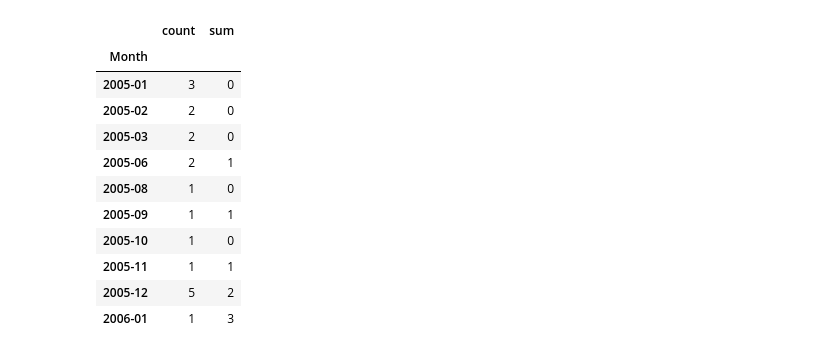
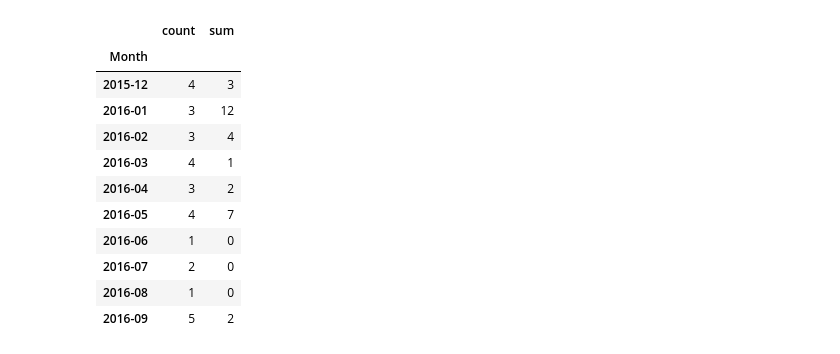
Before and after one commit to lalvarezpoli/DSDM_Thesis, a Jupyter notebook: poisson.ipynb, the cells around one changed output. Drawn from its saved outputs; the diff is of its cells as text; code cells hidden in the pictures.

```diff
--- a/poisson.ipynb
+++ b/poisson.ipynb
@@ -36,28 +20,28 @@ print(grouped_data)
 # %%
 final_data['Date'] = pd.to_datetime(final_data['Date'])
 final_data['Month'] = final_data['Date'].dt.to_period('M')
 
 # Step 3 & 4: Group by 'Month' and aggregate 'pos_metaphors_len'
-grouped_data = final_data.groupby('Month').agg(count=('pos_metaphors_len', 'count'),
-                                                sum=('pos_metaphors_len', 'sum'))
+grouped_data = final_data.groupby('Month').agg(count=('pos_metaphors_len', 'count'), #Number of interviews
+                                                sum=('pos_metaphors_len', 'sum')) #Number of metaphors
 
 
-filtered_data = grouped_data[grouped_data.index > '2015-12-31']
+grouped_data = grouped_data[grouped_data.index >= '2015-12-31']
 # The result is a DataFrame with 'Month' as index and two columns: 'count' and 'sum'
 grouped_data.head(10)
 # %% [output]
 |  | count | sum |
 | Month |  |  |
-| 2005-01 | 3 | 0 |
-| 2005-02 | 2 | 0 |
-| 2005-03 | 2 | 0 |
-| 2005-06 | 2 | 1 |
-| 2005-08 | 1 | 0 |
-| 2005-09 | 1 | 1 |
-| 2005-10 | 1 | 0 |
-| 2005-11 | 1 | 1 |
-| 2005-12 | 5 | 2 |
-| 2006-01 | 1 | 3 |
+| 2015-12 | 4 | 3 |
+| 2016-01 | 3 | 12 |
+| 2016-02 | 3 | 4 |
+| 2016-03 | 4 | 1 |
+| 2016-04 | 3 | 2 |
+| 2016-05 | 4 | 7 |
+| 2016-06 | 1 | 0 |
+| 2016-07 | 2 | 0 |
+| 2016-08 | 1 | 0 |
+| 2016-09 | 5 | 2 |
 # %%
 fig, ax = plt.subplots()
 
```
Also changed, not shown: parts of 8 cells of this notebook.
